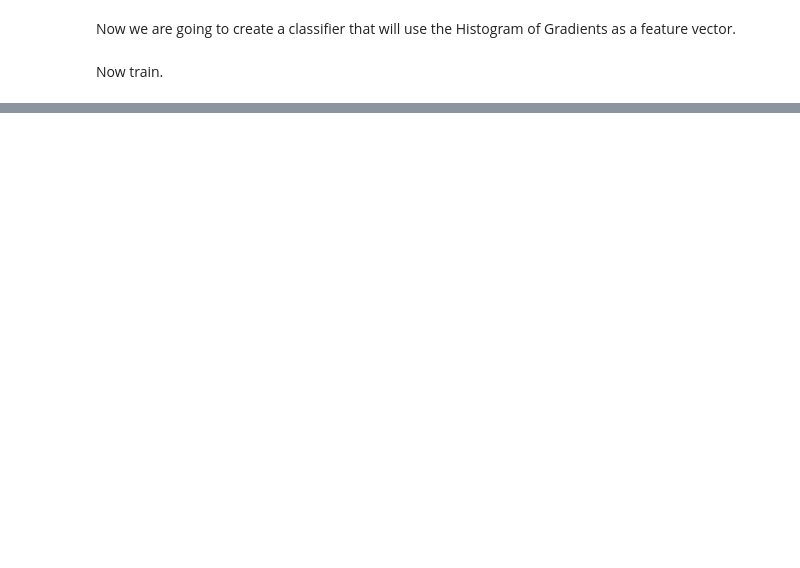
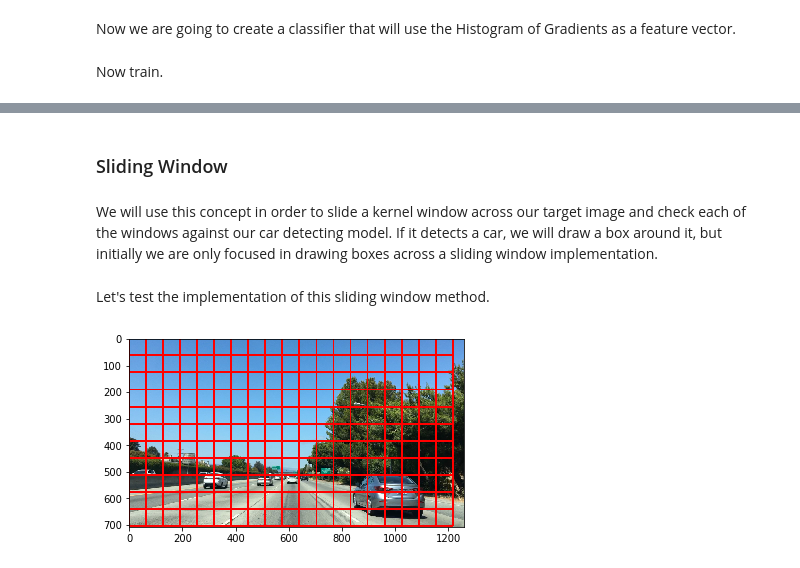
Before and after one commit to vburca/SDC-ND, a Jupyter notebook: labs/vehicle-detection/Vehicle-Detection.ipynb, the cells around one changed output, grey strips where cells are left out. Cells and saved outputs as stored; diff of their text form; code cells hidden in the pictures; blank space fills up the shorter version.

Commit message:
Add more testing and helping methods

```diff
--- a/labs/vehicle-detection/Vehicle-Detection.ipynb
+++ b/labs/vehicle-detection/Vehicle-Detection.ipynb
@@ -449,0 +454,14 @@ For these 10 labels:  [ 0.  0.  0.  0.  1.  0.  0.  1.  1.  1.]
+# %% [markdown]
+### Sliding Window
+# %% [markdown]
+We will use this concept in order to slide a kernel window across our target image and check each of the windows against our car detecting model. If it detects a car, we will draw a box around it, but initially we are only focused in drawing boxes across a sliding window implementation.
+# %%
+def draw_boxes(img, bboxes, color=(0, 0, 255), thick=6):
+    # Make a copy of the image
+    imcopy = np.copy(img)
+    # Iterate through the bounding boxes
+    for bbox in bboxes:
+        # Draw a rectangle given bbox coordinates
+        cv2.rectangle(imcopy, bbox[0], bbox[1], color, thick)
+    # Return the image copy with boxes drawn
+    return imcopy
@@ -449,0 +506,12 @@ For these 10 labels:  [ 0.  0.  0.  0.  1.  0.  0.  1.  1.  1.]
+# %% [markdown]
+Let's test the implementation of this sliding window method.
+# %%
+non_window_img = mpimg.imread('images/highway-cars.jpg')
+
+windows = slide_window(non_window_img, x_start_stop=[None, None], y_start_stop=[None, None], xy_window=(128, 128), xy_overlap=(0.5, 0.5))
+
+window_img = draw_boxes(non_window_img, windows, color=(255, 0, 0), thick=5)
+plt.imshow(window_img)
+plt.show()
+# %% [output]
+[figure, added]
```
Also changed, not shown: parts of 6 cells of this notebook, 5 other files.
